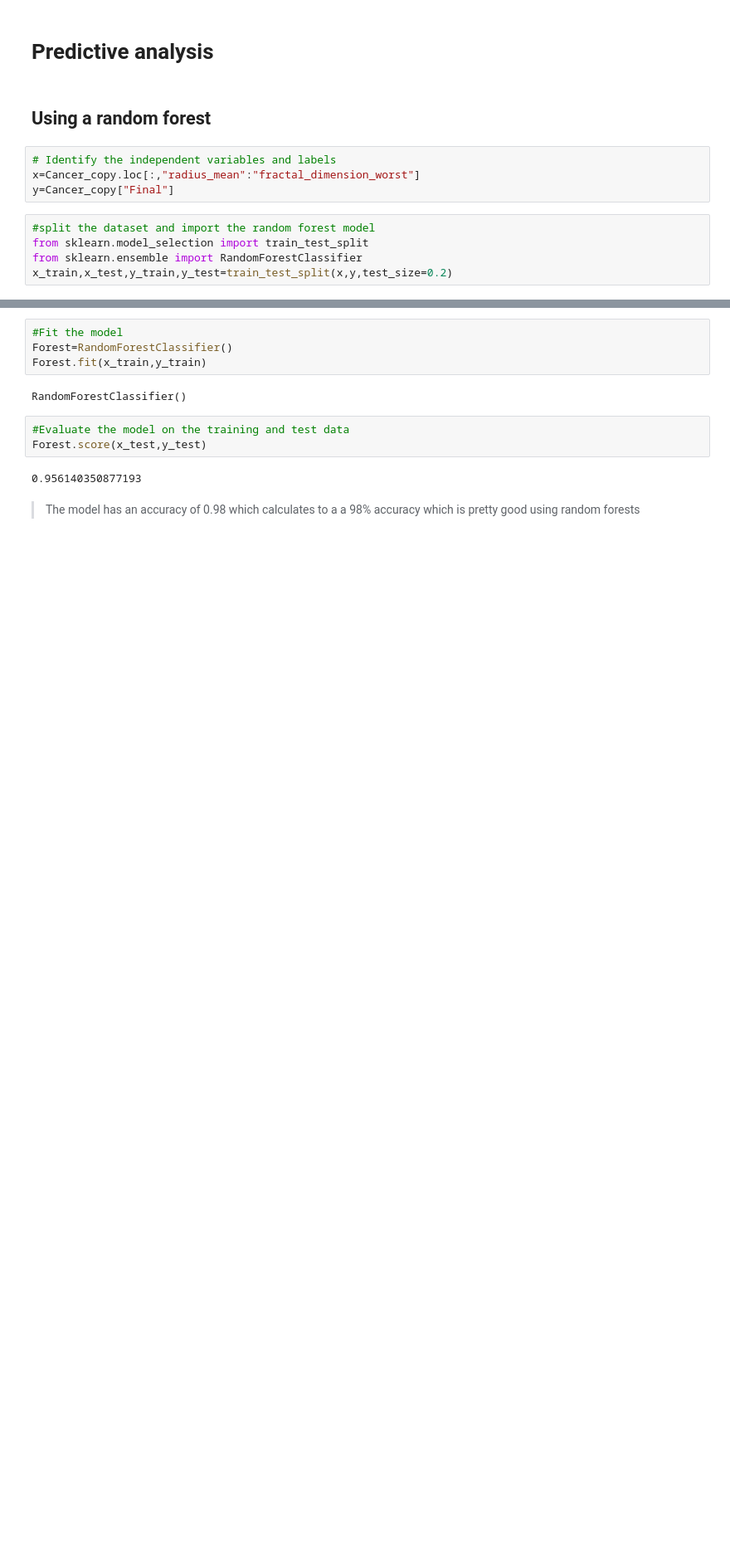
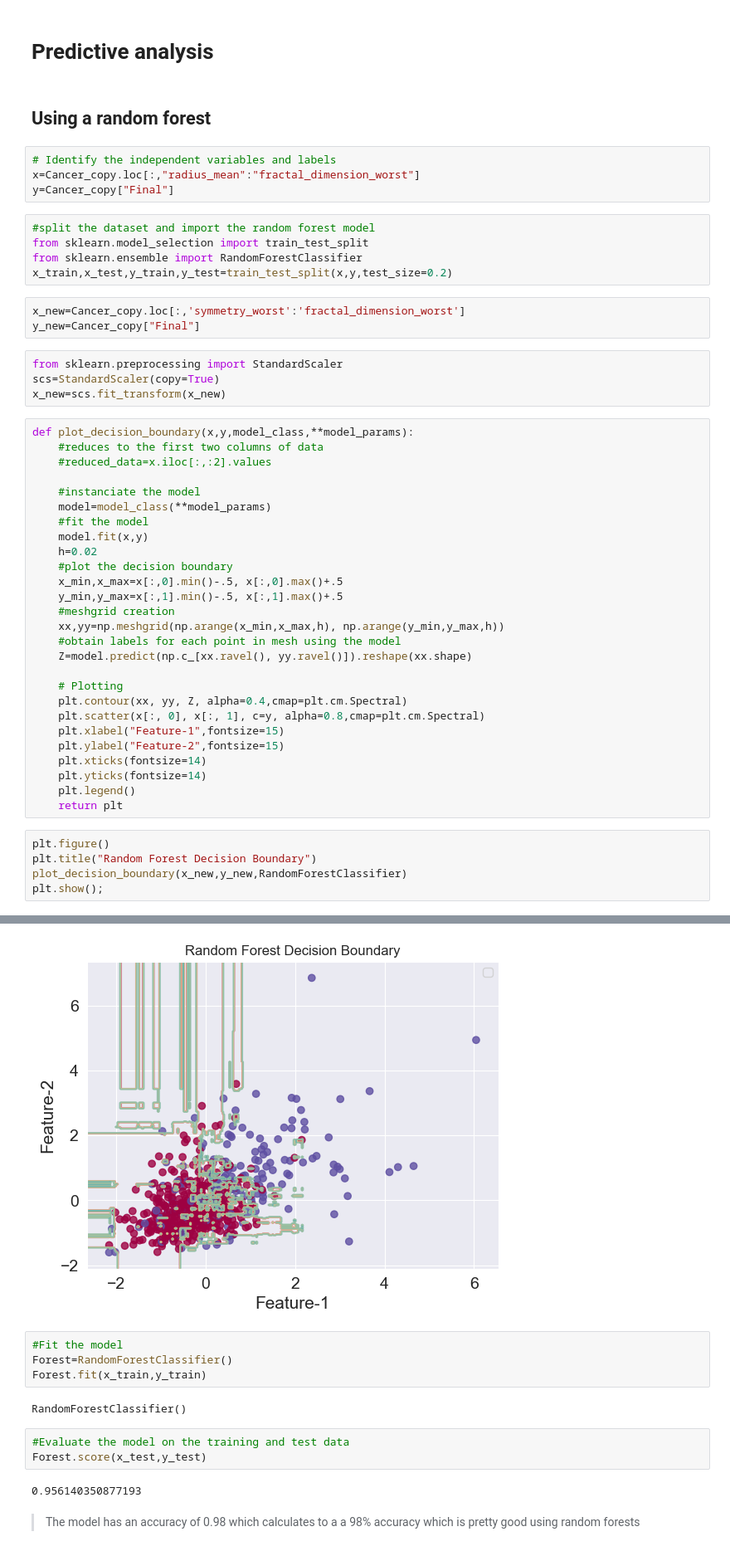
Before and after one commit to denzeil/Breast-Cancer-Predictive-Analysis, a Jupyter notebook: cancer_data.ipynb, the cells around one changed output, grey strips where cells are left out. Shown at 83% size. Drawn from its saved outputs; the diff is of its cells as text; blank space fills up the shorter version.

Commit message:
Predictive Analysis using a Random Forest

```diff
--- a/cancer_data.ipynb
+++ b/cancer_data.ipynb
@@ -212,3 +212,43 @@ y=Cancer_copy["Final"]
 from sklearn.model_selection import train_test_split
 from sklearn.ensemble import RandomForestClassifier
 x_train,x_test,y_train,y_test=train_test_split(x,y,test_size=0.2)
+# %%
+x_new=Cancer_copy.loc[:,'symmetry_worst':'fractal_dimension_worst']
+y_new=Cancer_copy["Final"]
+# %%
+from sklearn.preprocessing import StandardScaler
+scs=StandardScaler(copy=True)
+x_new=scs.fit_transform(x_new)
+# %%
+def plot_decision_boundary(x,y,model_class,**model_params):
+    #reduces to the first two columns of data
+    #reduced_data=x.iloc[:,:2].values
+
+    #instanciate the model
+    model=model_class(**model_params)
+    #fit the model
+    model.fit(x,y)
+    h=0.02
+    #plot the decision boundary
+    x_min,x_max=x[:,0].min()-.5, x[:,0].max()+.5
+    y_min,y_max=x[:,1].min()-.5, x[:,1].max()+.5
+    #meshgrid creation
+    xx,yy=np.meshgrid(np.arange(x_min,x_max,h), np.arange(y_min,y_max,h))
+    #obtain labels for each point in mesh using the model
+    Z=model.predict(np.c_[xx.ravel(), yy.ravel()]).reshape(xx.shape)
+
+    # Plotting
+    plt.contour(xx, yy, Z, alpha=0.4,cmap=plt.cm.Spectral)
+    plt.scatter(x[:, 0], x[:, 1], c=y, alpha=0.8,cmap=plt.cm.Spectral)
+    plt.xlabel("Feature-1",fontsize=15)
+    plt.ylabel("Feature-2",fontsize=15)
+    plt.xticks(fontsize=14)
+    plt.yticks(fontsize=14)
+    plt.legend()
+    return plt
+# %%
+plt.figure()
+plt.title("Random Forest Decision Boundary")
+plot_decision_boundary(x_new,y_new,RandomForestClassifier)
+plt.show();
+# %% [output]
@@ -215,3 +256,4 @@ x_train,x_test,y_train,y_test=train_test_split(x,y,test_size=0.2)
+[figure, added]
 # %%
 #Fit the model
 Forest=RandomForestClassifier()
```
Also changed, not shown: parts of 1 cell of this notebook.
